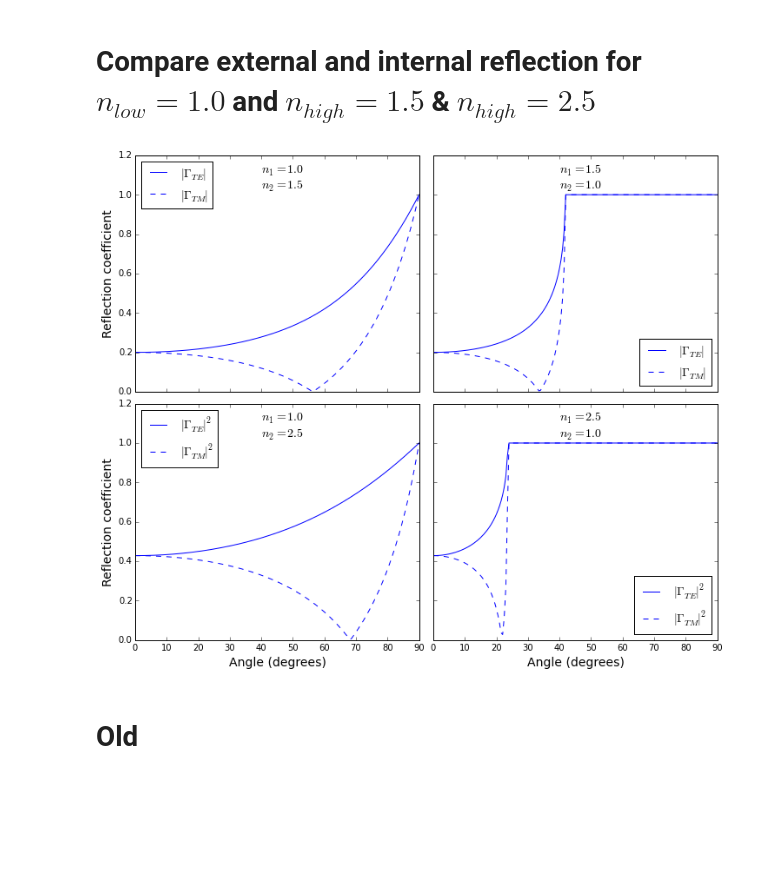
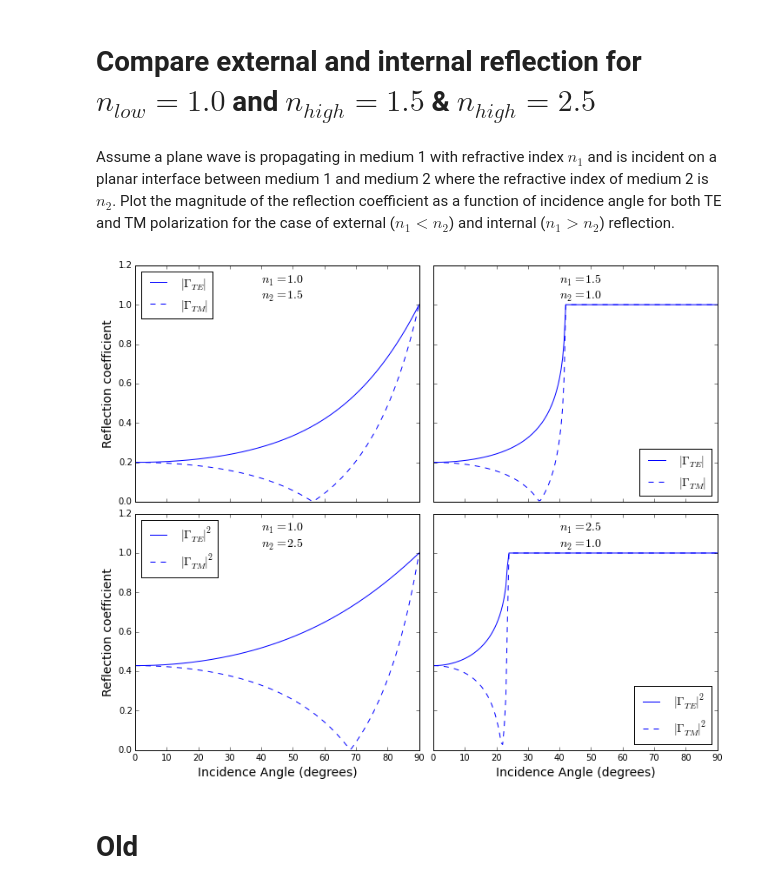
Before and after one commit to gregnordin/ECEn360_W15, a Jupyter notebook: reflection_refraction/Reflection_Refraction.ipynb, the cells around one changed output. Drawn from its saved outputs; the diff is of its cells as text; code cells hidden in the pictures; blank space fills up the shorter version.

Commit message:
add explanator text to reflection/refraction notebook

```diff
--- a/reflection_refraction/Reflection_Refraction.ipynb
+++ b/reflection_refraction/Reflection_Refraction.ipynb
@@ -54,6 +54,8 @@ except ImportError:
 degree = np.pi/180
 # %% [markdown]
 # Compare external and internal reflection for $n_{low} = 1.0$ and $n_{high} = 1.5$ & $n_{high} = 2.5$
+# %% [markdown]
+Assume a plane wave is propagating in medium 1 with refractive index $n_1$ and is incident on a planar interface between medium 1 and medium 2 where the refractive index of medium 2 is $n_2$. Plot the magnitude of the reflection coefficient as a function of incidence angle for both TE and TM polarization for the case of external ($n_1 \lt n_2$) and internal ($n_1 \gt n_2$) reflection.
 # %%
 # list of layer thicknesses in nm
 d_list = [np.inf, np.inf]
@@ -86,36 +88,36 @@ for angle in angles_deg:
     r_int_TM.append(coh_tmm('p',n_list_int1, d_list, angle*degree, wavelength)['r'])
     R_ext_TE.append(coh_tmm('s',n_list_ext2, d_list, angle*degree, wavelength)['r'])
     R_ext_TM.append(coh_tmm('p',n_list_ext2, d_list, angle*degree, wavelength)['r'])
     R_int_TE.append(coh_tmm('s',n_list_int2, d_list, angle*degree, wavelength)['r'])
     R_int_TM.append(coh_tmm('p',n_list_int2, d_list, angle*degree, wavelength)['r'])
 fig, ax = plt.subplots(2, 2, sharex=True, sharey=True, figsize=(12,10))
 ax[0][0].set_ylabel('Reflection coefficient',fontsize=fsize)
 ax[0][0].plot(angles_deg,np.abs(r_ext_TE),'b-',label='$|\Gamma_{TE}|$')
 ax[0][0].plot(angles_deg,np.abs(r_ext_TM),'b--',label='$|\Gamma_{TM}|$')
 ax[0][0].legend(loc=2,fontsize=14)
 ax[0][0].text(40,1.03,'$n_1 = {}$\n$n_2 = {}$'.format(n_list_ext1[0],n_list_ext1[1]), fontsize=fsize)
 
 ax[0][1].plot(angles_deg,np.abs(r_int_TE),'b-',label='$|\Gamma_{TE}|$')
 ax[0][1].plot(angles_deg,np.abs(r_int_TM),'b--',label='$|\Gamma_{TM}|$')
 ax[0][1].legend(loc=4,fontsize=fsize)
 ax[0][1].text(40,1.03,'$n_1 = {}$\n$n_2 = {}$'.format(n_list_int1[0],n_list_int1[1]), fontsize=fsize)
 
 ax[1][0].set_ylabel('Reflection coefficient',fontsize=fsize)
 ax[1][0].plot(angles_deg,np.abs(R_ext_TE),'b-',label='$|\Gamma_{TE}|^2$')
 ax[1][0].plot(angles_deg,np.abs(R_ext_TM),'b--',label='$|\Gamma_{TM}|^2$')
-ax[1][0].set_xlabel('Angle (degrees)',fontsize=fsize)
+ax[1][0].set_xlabel('Incidence Angle (degrees)',fontsize=fsize)
 ax[1][0].legend(loc=2,fontsize=14)
 ax[1][0].text(40,1.03,'$n_1 = {}$\n$n_2 = {}$'.format(n_list_ext2[0],n_list_ext2[1]), fontsize=fsize)
 
 ax[1][1].plot(angles_deg,np.abs(R_int_TE),'b-',label='$|\Gamma_{TE}|^2$')
 ax[1][1].plot(angles_deg,np.abs(R_int_TM),'b--',label='$|\Gamma_{TM}|^2$')
-ax[1][1].set_xlabel('Angle (degrees)',fontsize=fsize)
+ax[1][1].set_xlabel('Incidence Angle (degrees)',fontsize=fsize)
 ax[1][1].legend(loc=4,fontsize=14)
 ax[1][1].text(40,1.03,'$n_1 = {}$\n$n_2 = {}$'.format(n_list_int2[0],n_list_int2[1]), fontsize=fsize)
 
 fig.subplots_adjust(hspace=0.05,wspace=0.05)
 # %% [output]
-[figure, old version]
+[figure, new version]
 # %% [markdown]
 # Old
 # %%
```
